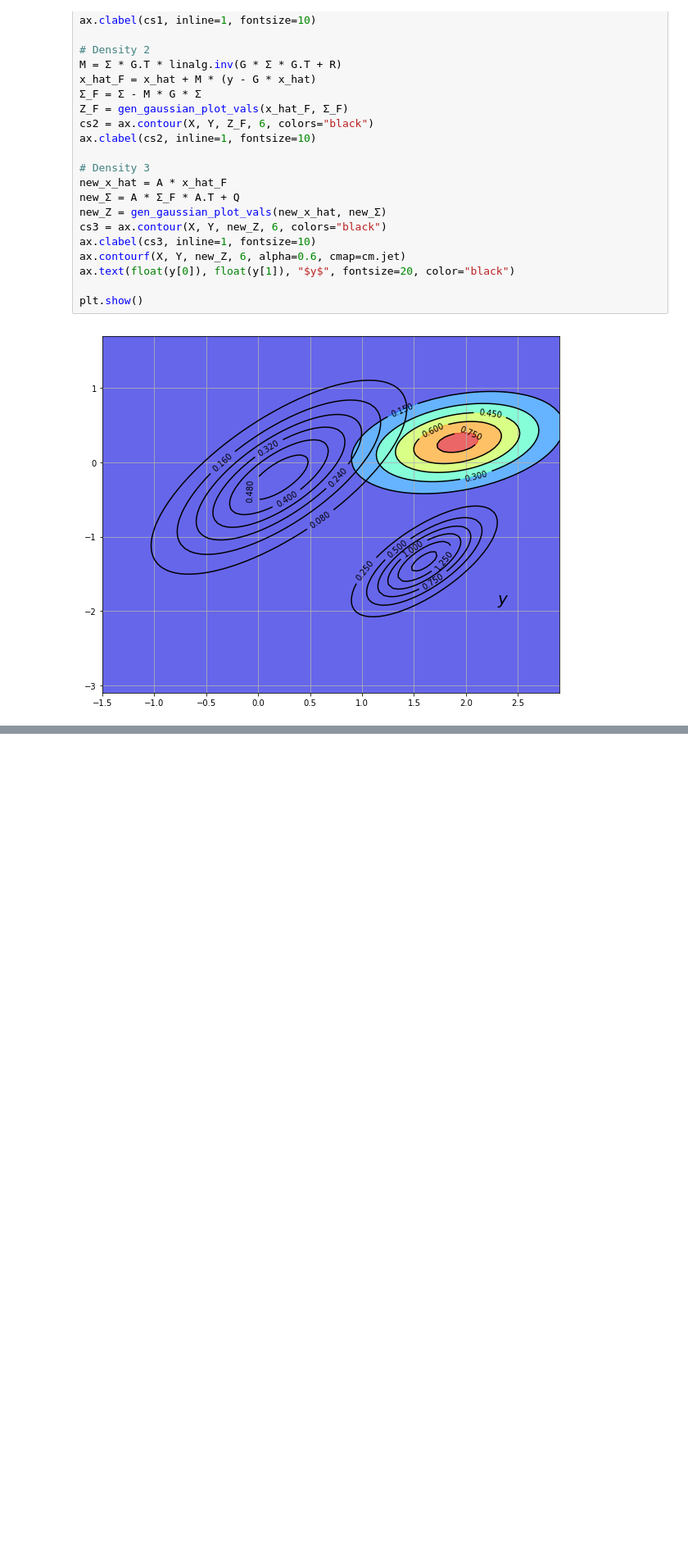
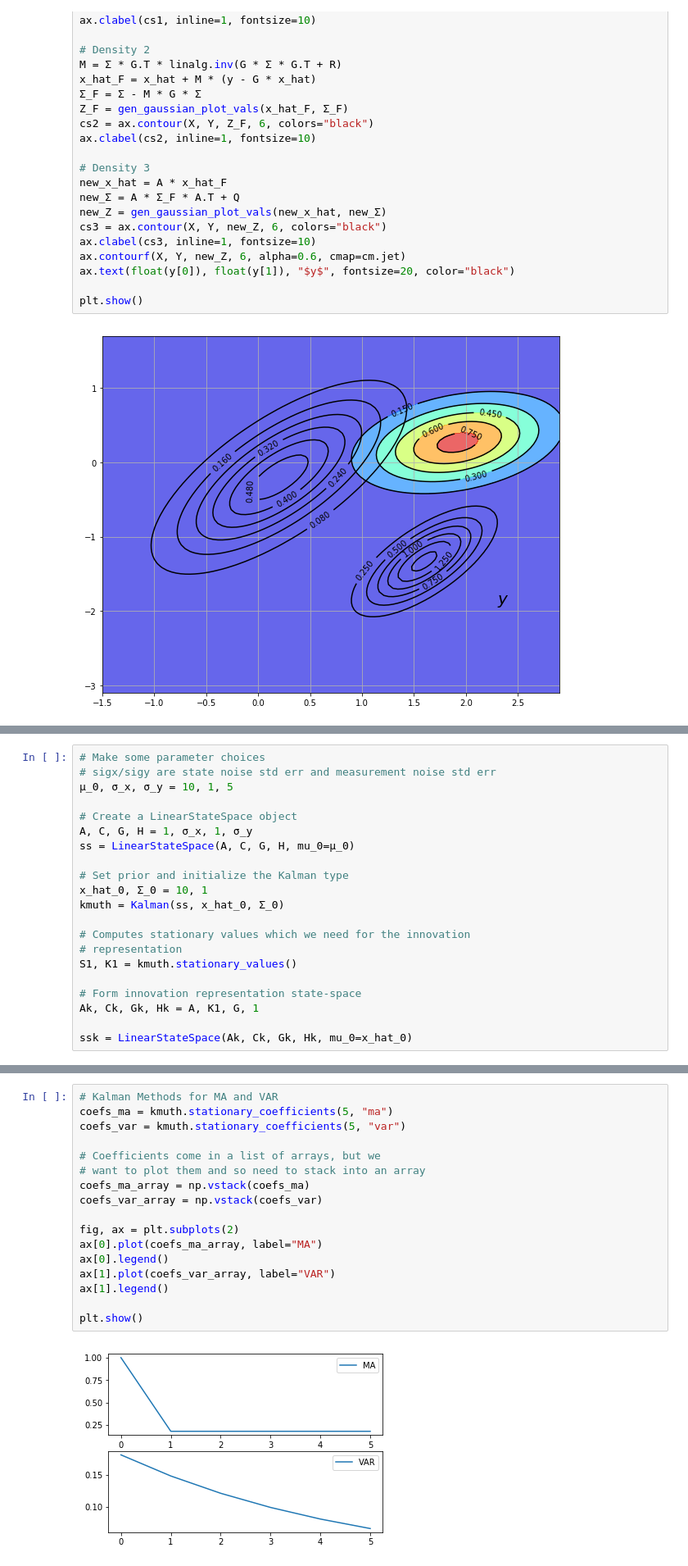
Before and after one commit to PanPip/QuantEcon_Tasks, a Jupyter notebook: Tools_and_techniques.ipynb, the cells around one changed output, grey strips where cells are left out. Shown at 82% size. Cells and saved outputs as stored; diff of their text form; blank space fills up the shorter version.

```diff
--- a/Tools_and_techniques.ipynb
+++ b/Tools_and_techniques.ipynb
@@ -1310,0 +1323,21 @@ plt.show()
+# %%
+# Make some parameter choices
+# sigx/sigy are state noise std err and measurement noise std err
+μ_0, σ_x, σ_y = 10, 1, 5
+
+# Create a LinearStateSpace object
+A, C, G, H = 1, σ_x, 1, σ_y
+ss = LinearStateSpace(A, C, G, H, mu_0=μ_0)
+
+# Set prior and initialize the Kalman type
+x_hat_0, Σ_0 = 10, 1
+kmuth = Kalman(ss, x_hat_0, Σ_0)
+
+# Computes stationary values which we need for the innovation
+# representation
+S1, K1 = kmuth.stationary_values()
+
+# Form innovation representation state-space
+Ak, Ck, Gk, Hk = A, K1, G, 1
+
+ssk = LinearStateSpace(Ak, Ck, Gk, Hk, mu_0=x_hat_0)
@@ -1310,0 +1400,19 @@ plt.show()
+# %%
+# Kalman Methods for MA and VAR
+coefs_ma = kmuth.stationary_coefficients(5, "ma")
+coefs_var = kmuth.stationary_coefficients(5, "var")
+
+# Coefficients come in a list of arrays, but we
+# want to plot them and so need to stack into an array
+coefs_ma_array = np.vstack(coefs_ma)
+coefs_var_array = np.vstack(coefs_var)
+
+fig, ax = plt.subplots(2)
+ax[0].plot(coefs_ma_array, label="MA")
+ax[0].legend()
+ax[1].plot(coefs_var_array, label="VAR")
+ax[1].legend()
+
+plt.show()
+# %% [output]
+[figure, added]
```
Also changed, not shown: parts of 7 cells of this notebook.
